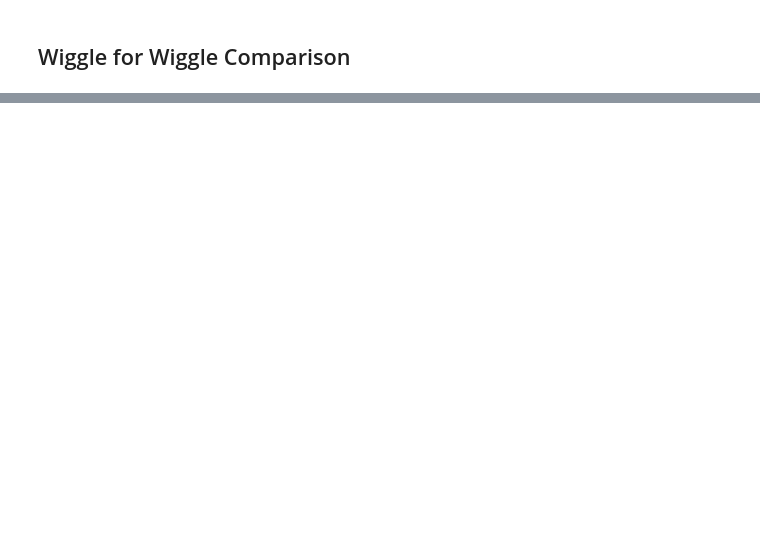
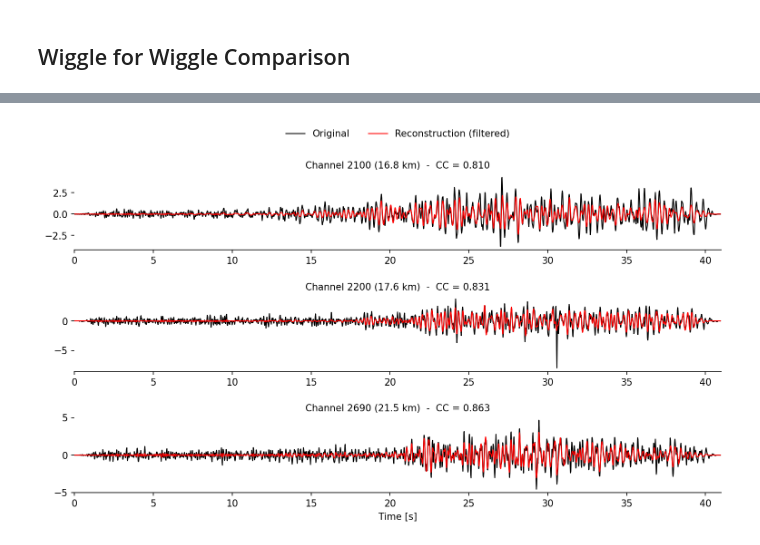
Before and after one commit to maniatisni/iDAS-self-supervised-denoising, a Jupyter notebook: testing-DAS-santorini.ipynb, the cells around one changed output, grey strips where cells are left out. Cells and saved outputs as stored; diff of their text form; code cells hidden in the pictures; blank space fills up the shorter version.

```diff
--- a/testing-DAS-santorini.ipynb
+++ b/testing-DAS-santorini.ipynb
@@ -261,0 +263,47 @@ plt.show()
+# %%
+# Selection of channels
+selection = (400, 500, 990)
+# Define time window
+tmin = 0
+tcor = 25
+tmax = 41
+t = np.arange(Nt) / samp
+
+start = np.argmin(np.abs(t-tcor))
+end = np.argmin(np.abs(t-tmax))
+t_slice = slice(start, end)
+
+# Draw canvas
+fig, axes = plt.subplots(nrows=3, figsize=(10, 6),dpi=150)
+
+# Loop over selected channels
+for i, n in enumerate(selection):
+    ax = axes[i]
+    actual_n = n+1700
+    # Compute CC
+    CC = pearsonr(eval_sample_low[n,t_slice], reco_low_filtered[n,t_slice])[0]
+
+    # Plot wiggles
+    ax.plot(t, eval_sample_low[n], "k", lw=1.0, label="Original")
+    ax.plot(t, reco_low_filtered[n], "r", lw=1.0, label="Reconstruction (filtered)")
+    ax.set_xlim((tmin, tmax))
+    # ax.set_yticks([])
+
+    # Indicate channel and CC
+    ax.set_title("Channel %d (%.1f km)  -  CC = %.3f" % (actual_n, actual_n * gauge * 1e-3, CC), fontsize=10)
+    for spine in ("top", "left", "right"):
+        ax.spines[spine].set_visible(False)
+
+# Add x-axis label
+ax.set_xlabel("Time [s]")
+
+# Add legend
+axes[0].legend(ncol=2, loc="upper center", bbox_to_anchor=(0.5, 1.7), frameon=False)
+
+# Adjust subplots
+plt.subplots_adjust(top=0.87, bottom=0.09, left=0.02, right=0.97, hspace=0.6)
+# plt.savefig(f"../results/Santorini-wiggle-event-{event_low}.jpeg")
+# plt.savefig(f"../results/Santorini-wiggle-event-{event_low}.pdf")
+plt.show()
+# %% [output]
+[figure, added]
```
Also changed, not shown: parts of 5 cells of this notebook.
